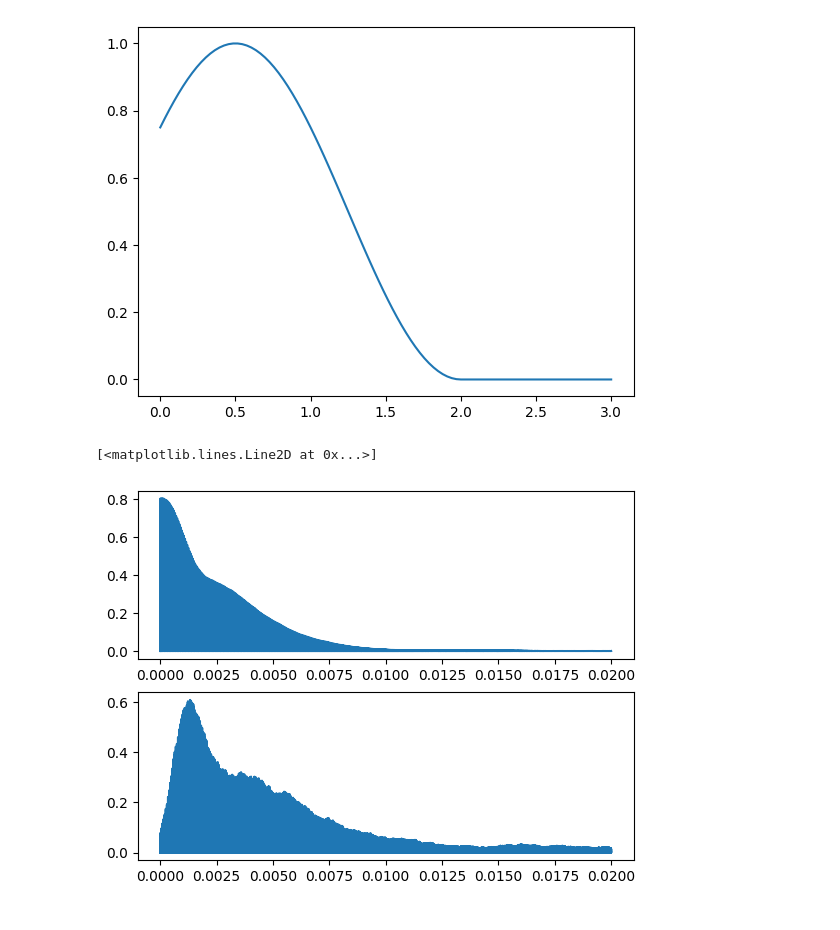
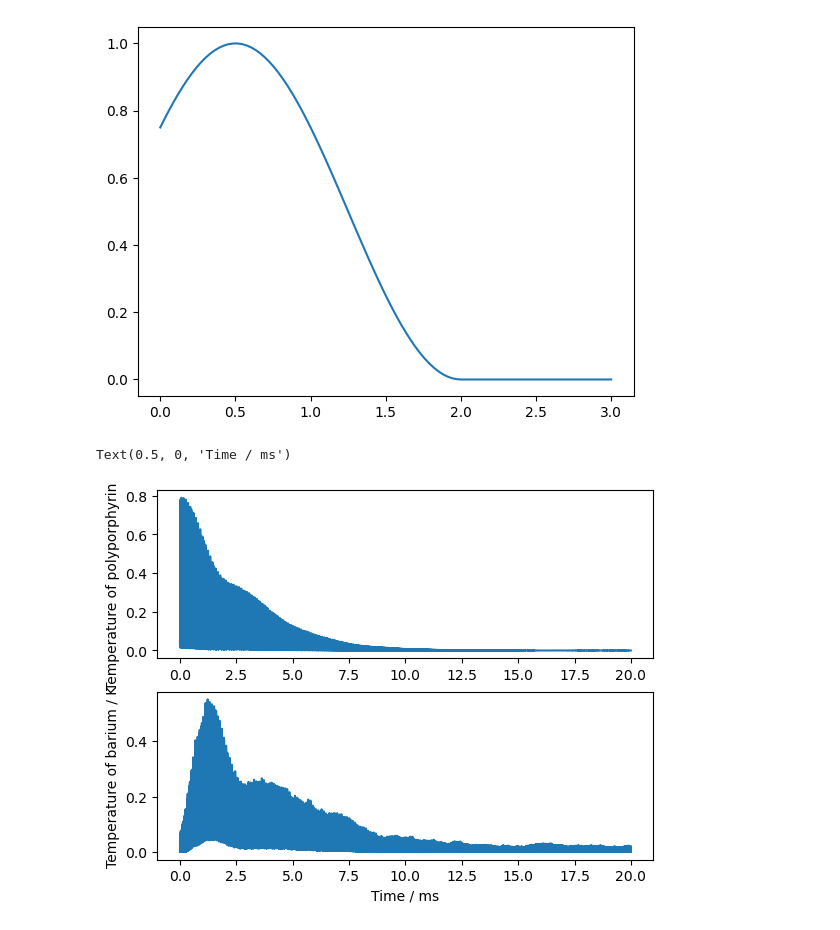
Before and after one commit to EmilLenler/PhD-Work, a Jupyter notebook: Two-Ion-Systems/Cooling2Ion.ipynb, the cells around one changed output. Drawn from its saved outputs; the diff is of its cells as text; code cells hidden in the pictures.

```diff
--- a/Two-Ion-Systems/Cooling2Ion.ipynb
+++ b/Two-Ion-Systems/Cooling2Ion.ipynb
@@ -2075,8 +2075,11 @@ v2_init = np.zeros(3)
 p1Both,p2Both,v1Both,v2Both,tBoth = coolAndTransfer(r1_init,r2_init,v1_init,v2_init,freqZout,freqZin,0,20*1e-3,tiSys,voltages,dt,103,0.1,0.1,k)
 # %%
 fig,ax = plt.subplots(2,1)
-ax[0].plot(tBoth,m2*np.array(v2Both)[:,2]**2/kb)
-ax[1].plot(tBoth,m1*np.array(v1Both)[:,2]**2/kb)
+ax[0].plot(meanCalculator(10,np.array(tBoth)*1e3),meanCalculator(10,m2*np.array(v2Both)[:,2]**2/kb))
+ax[1].plot(meanCalculator(10,np.array(tBoth)*1e3),meanCalculator(10,m1*np.array(v1Both)[:,2]**2/kb))
+ax[0].set_ylabel('Temperature of polyporphyrin / K')
+ax[1].set_ylabel('Temperature of barium / K')
+ax[1].set_xlabel('Time / ms')
 # %% [output]
-[<matplotlib.lines.Line2D at 0x...>]
+Text(0.5, 0, 'Time / ms')
-[figure, old version]
+[figure, new version]
```
Also changed, not shown: parts of 2 cells of this notebook, 22 other files.
